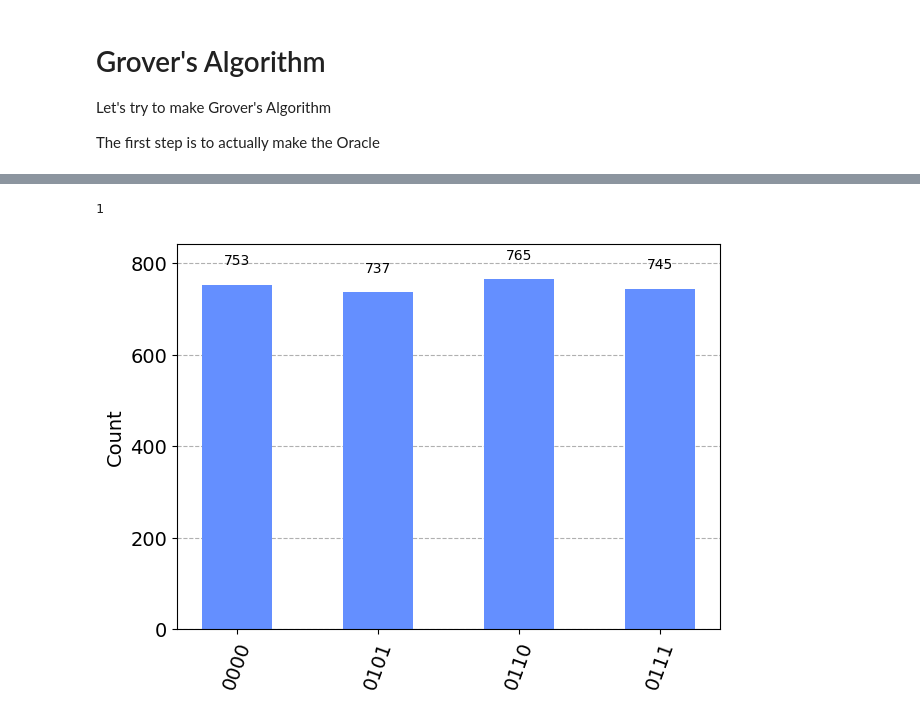
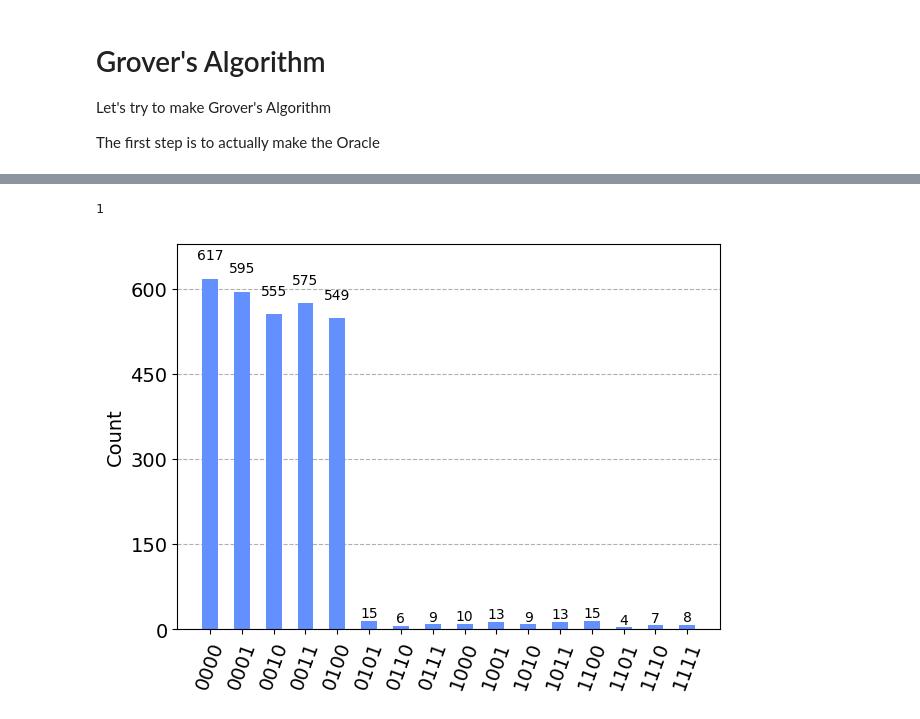
Before and after one commit to nunopcfmarques/IICQ-Project, a Jupyter notebook: IICQ-Notebook.ipynb, the cells around one changed output, grey strips where cells are left out. Drawn from its saved outputs; the diff is of its cells as text; code cells hidden in the pictures.

```diff
--- a/IICQ-Notebook.ipynb
+++ b/IICQ-Notebook.ipynb
@@ -526,7 +528,25 @@ best_grover_n(4, solutions)
-# %%
-solution = ['101', '111', '000', '110']
-
-best_grover_n(3, solution)
-# %% [output]
-1
-[figure, removed]
+# %%
+def make_solutions(N, M = 'r'):
+
+    solutions = []
+
+    indexes = list(range(N))
+
+    if M == 'r':
+        # Gives number of solutions
+        M = rand.randint(1, N)
+
+    # Making M random solutions
+    for i in range(M):
+        rand_ind = rand.choice(indexes)
+        solutions.append(rand_ind)
+        indexes.remove(rand_ind)
+
+    return solutions
+
+solutions = make_solutions(N)
+
+best_grover_n(N, solutions)
+# %% [output]
+1
+[figure, added]
```
Also changed, not shown: parts of 3 cells of this notebook.
